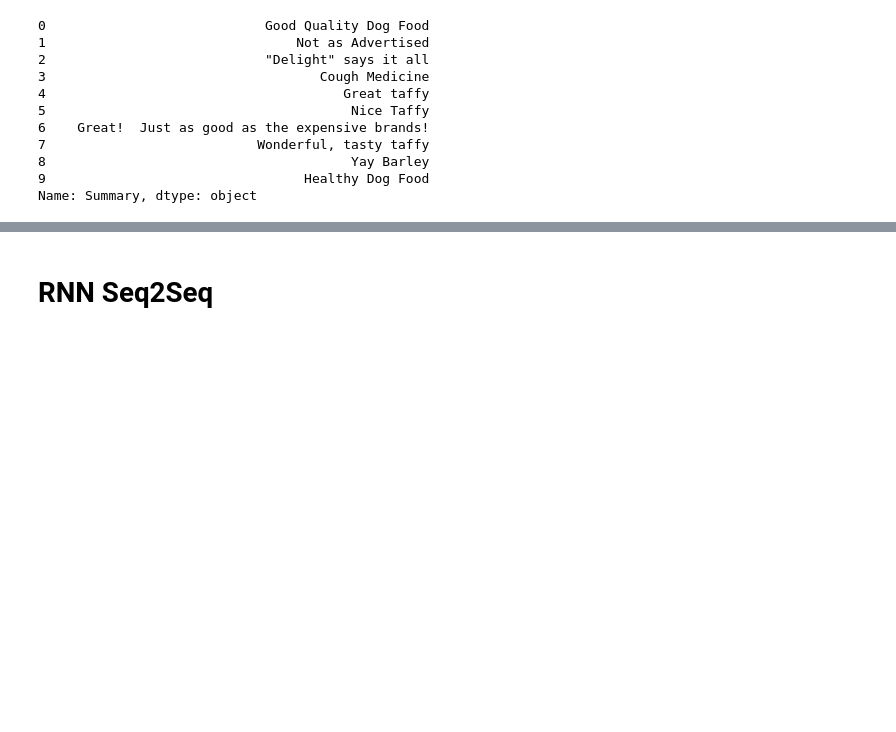
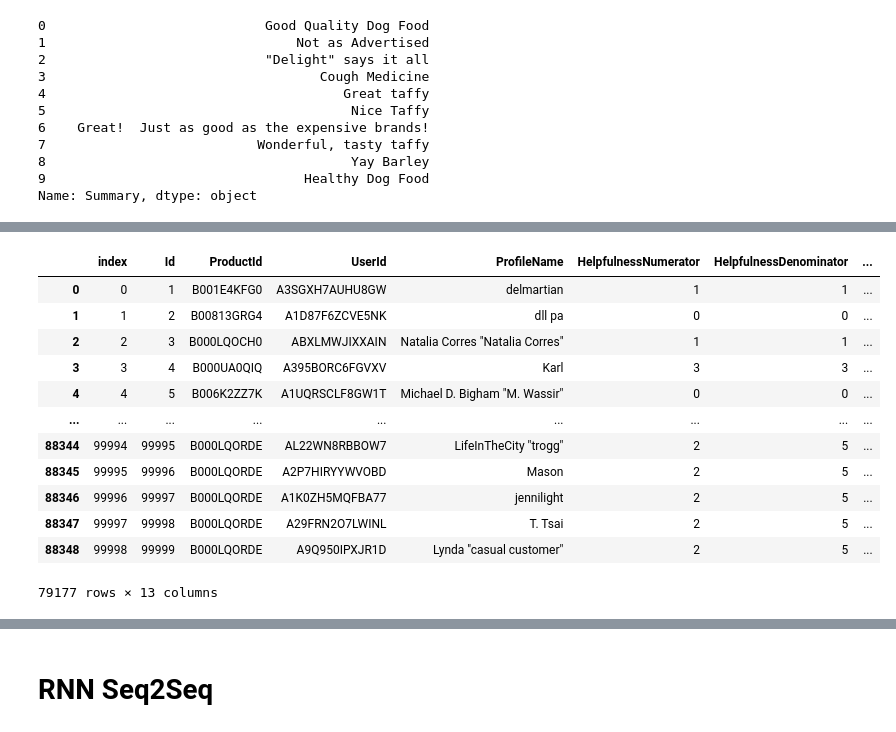
Before and after one commit to Rafkat/NaturalLanguageProcessingTasks, a Jupyter notebook: text_summarization/abstractive/abstractive_summarization.ipynb, the cells around one changed output, grey strips where cells are left out. Cells and saved outputs as stored; diff of their text form; code cells hidden in the pictures; blank space fills up the shorter version.

```diff
--- a/text_summarization/abstractive/abstractive_summarization.ipynb
+++ b/text_summarization/abstractive/abstractive_summarization.ipynb
@@ -190,3 +221,3 @@ plt.show()
 # %%
-max_len_text = 80
+max_len_text = 100
 max_len_summary = 10
@@ -193 +240,19 @@ max_len_summary = 10
+# %%
+reduced_data = data[data['cleaned_text'].str.split().str.len() <= max_len_text]
+reduced_data = reduced_data[reduced_data['cleaned_summary'].str.split().str.len() <= max_len_summary]
+reduced_data
+# %% [output]
+|  | index | Id | ProductId | UserId | ProfileName | HelpfulnessNumerator | HelpfulnessDenominator | ... |
+| 0 | 0 | 1 | B001E4KFG0 | A3SGXH7AUHU8GW | delmartian | 1 | 1 | ... |
+| 1 | 1 | 2 | B00813GRG4 | A1D87F6ZCVE5NK | dll pa | 0 | 0 | ... |
+| 2 | 2 | 3 | B000LQOCH0 | ABXLMWJIXXAIN | Natalia Corres "Natalia Corres" | 1 | 1 | ... |
+| 3 | 3 | 4 | B000UA0QIQ | A395BORC6FGVXV | Karl | 3 | 3 | ... |
+| 4 | 4 | 5 | B006K2ZZ7K | A1UQRSCLF8GW1T | Michael D. Bigham "M. Wassir" | 0 | 0 | ... |
+| ... | ... | ... | ... | ... | ... | ... | ... | ... |
+| 88344 | 99994 | 99995 | B000LQORDE | AL22WN8RBBOW7 | LifeInTheCity "trogg" | 2 | 5 | ... |
+| 88345 | 99995 | 99996 | B000LQORDE | A2P7HIRYYWVOBD | Mason | 2 | 5 | ... |
+| 88346 | 99996 | 99997 | B000LQORDE | A1K0ZH5MQFBA77 | jennilight | 2 | 5 | ... |
+| 88347 | 99997 | 99998 | B000LQORDE | A29FRN2O7LWINL | T. Tsai | 2 | 5 | ... |
+| 88348 | 99998 | 99999 | B000LQORDE | A9Q950IPXJR1D | Lynda "casual customer" | 2 | 5 | ... |
+79177 rows × 13 columns
 # %%
```
Also changed, not shown: parts of 60 cells of this notebook, 4 other files.
